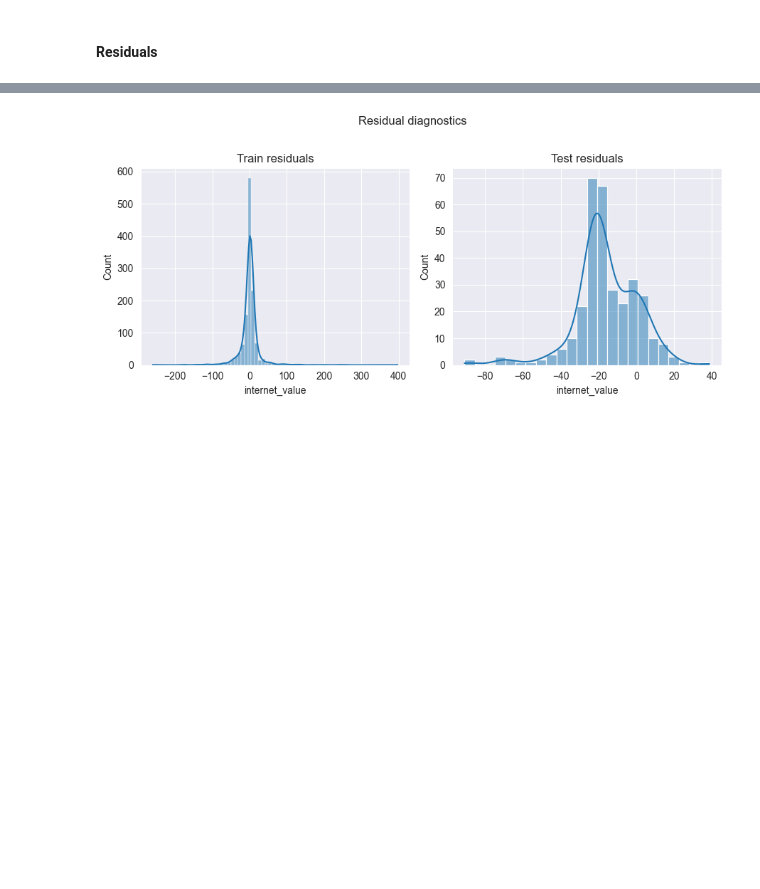
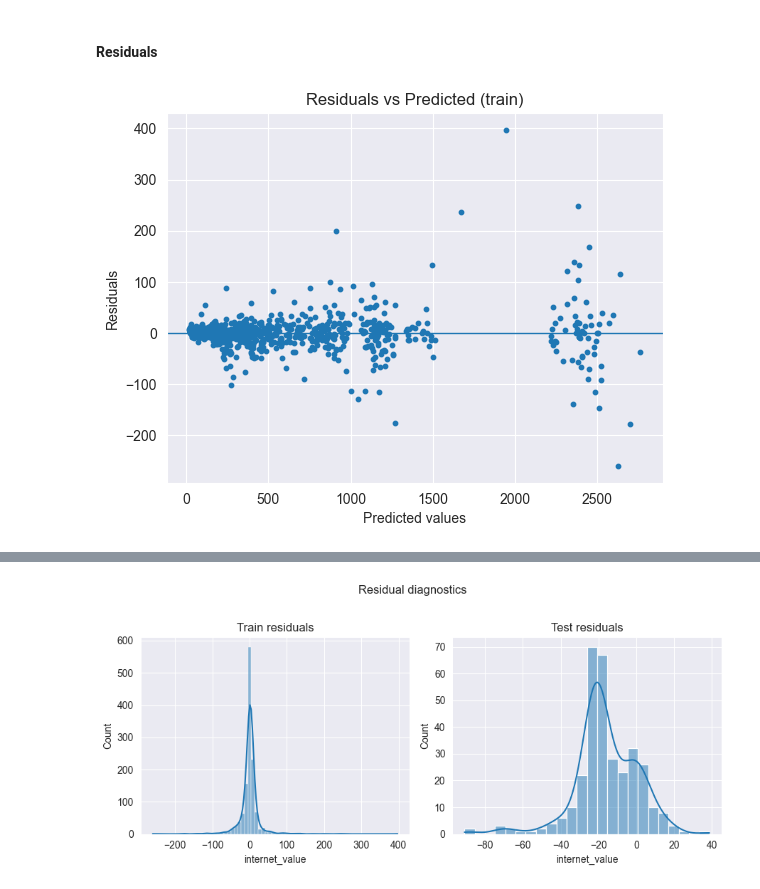
Before and after one commit to MariiaKrestenko/retail-internet-sales-uk, a Jupyter notebook: main.ipynb, the cells around one changed output, grey strips where cells are left out. Drawn from its saved outputs; the diff is of its cells as text; code cells hidden in the pictures; blank space fills up the shorter version.

```diff
--- a/main.ipynb
+++ b/main.ipynb
@@ -232,3 +307,11 @@ The two visible clusters (lower and higher sales regimes, corresponding to diffe
 # Train Residuals
 residuals_train = y_train - y_pred_train
 residuals_test = y_test - y_pred_test
+# %%
+# Homoscedasticity (constant variance) – residuals vs fitted should look like random fuzz (no funnel).
+plt.scatter(y_pred_train, residuals_train, s=10); plt.axhline(0, lw=1)
+plt.xlabel("Predicted values")
+plt.ylabel("Residuals")
+plt.title("Residuals vs Predicted (train)"); plt.show()
+# %% [output]
+[figure, added]
```
Also changed, not shown: parts of 9 cells of this notebook.
